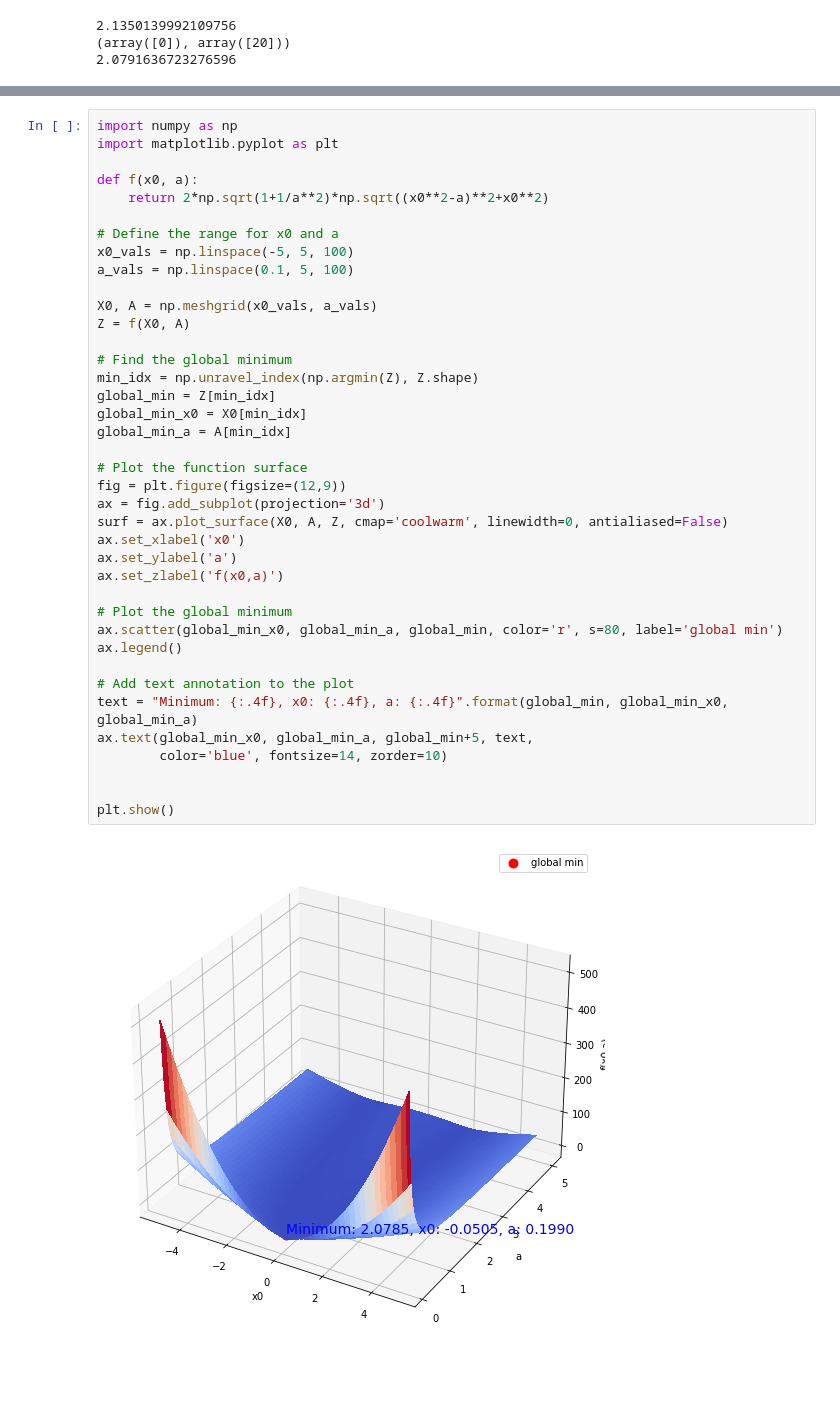
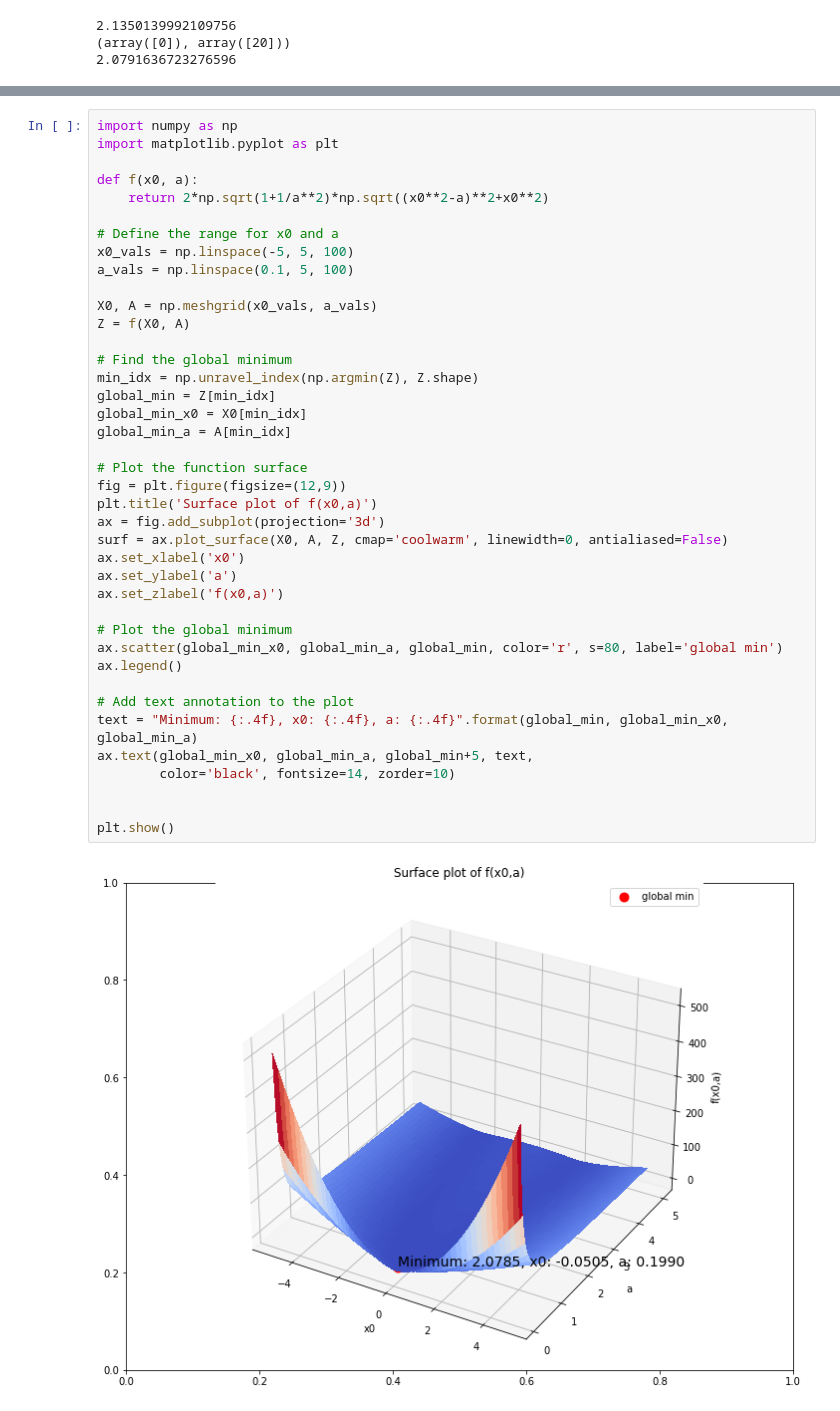
Before and after one commit to yubocai-poly/Reachability-Problem-of-ODE, a Jupyter notebook: Reachability/evaluation/Nonlinear_example/nonlinear_sample_numerical.ipynb, the cells around one changed output, grey strips where cells are left out. Drawn from its saved outputs; the diff is of its cells as text; blank space fills up the shorter version.

```diff
--- a/Reachability/evaluation/Nonlinear_example/nonlinear_sample_numerical.ipynb
+++ b/Reachability/evaluation/Nonlinear_example/nonlinear_sample_numerical.ipynb
@@ -240,32 +240,33 @@ x0_vals = np.linspace(-5, 5, 100)
 a_vals = np.linspace(0.1, 5, 100)
 
 X0, A = np.meshgrid(x0_vals, a_vals)
 Z = f(X0, A)
 
 # Find the global minimum
 min_idx = np.unravel_index(np.argmin(Z), Z.shape)
 global_min = Z[min_idx]
 global_min_x0 = X0[min_idx]
 global_min_a = A[min_idx]
 
 # Plot the function surface
 fig = plt.figure(figsize=(12,9))
+plt.title('Surface plot of f(x0,a)')
 ax = fig.add_subplot(projection='3d')
 surf = ax.plot_surface(X0, A, Z, cmap='coolwarm', linewidth=0, antialiased=False)
 ax.set_xlabel('x0')
 ax.set_ylabel('a')
 ax.set_zlabel('f(x0,a)')
 
 # Plot the global minimum
 ax.scatter(global_min_x0, global_min_a, global_min, color='r', s=80, label='global min')
 ax.legend()
 
 # Add text annotation to the plot
 text = "Minimum: {:.4f}, x0: {:.4f}, a: {:.4f}".format(global_min, global_min_x0, global_min_a)
 ax.text(global_min_x0, global_min_a, global_min+5, text,
-        color='blue', fontsize=14, zorder=10)
+        color='black', fontsize=14, zorder=10)
 
 
 plt.show()
 # %% [output]
-[figure, old version]
+[figure, new version]
```
Also changed, not shown: parts of 1 cell of this notebook, 2 other files.
